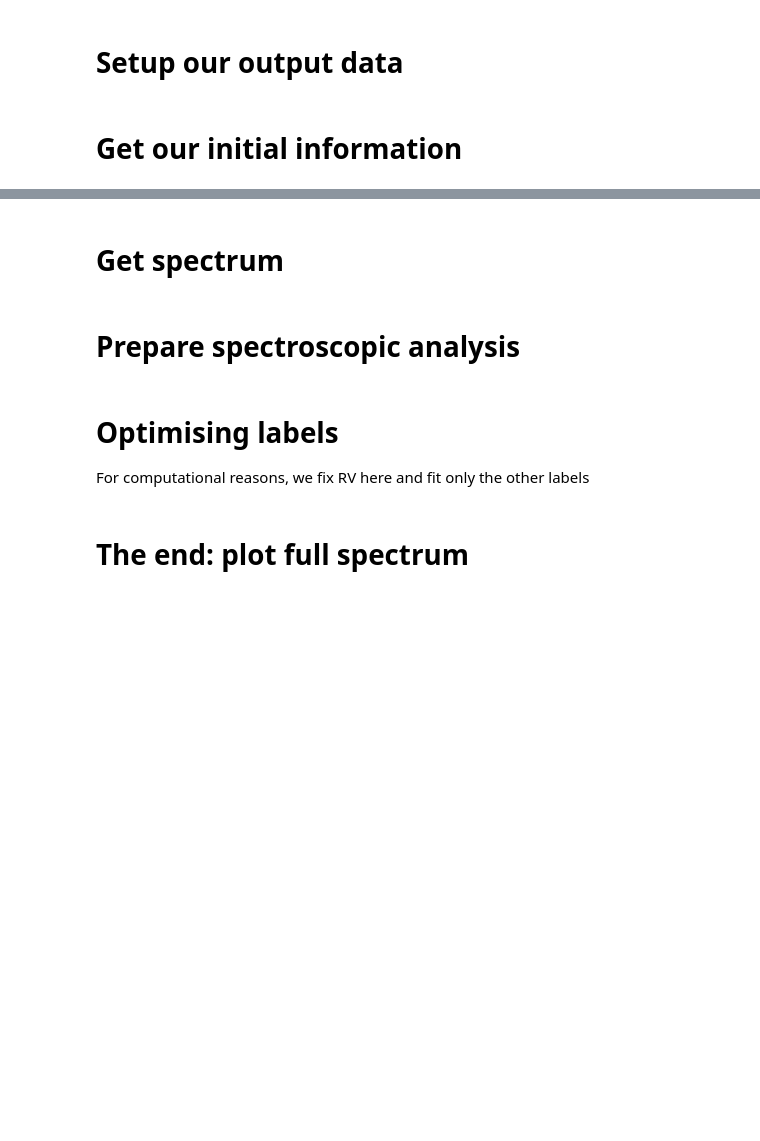
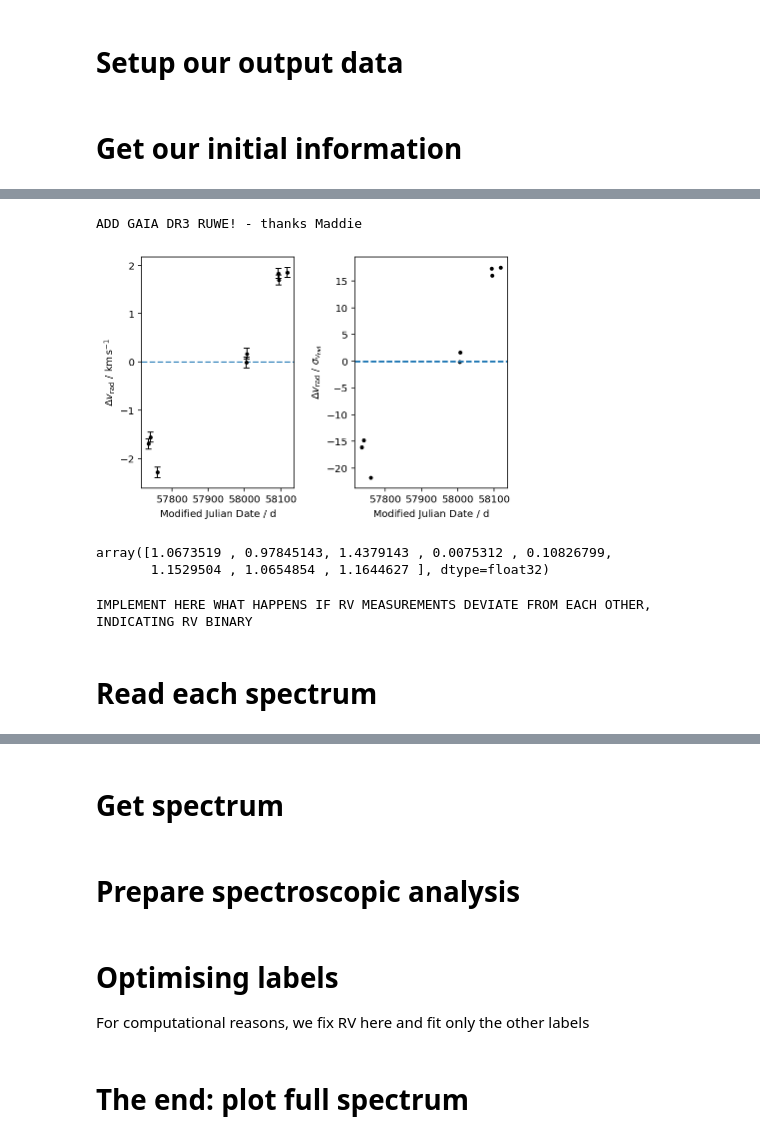
Before and after one commit to svenbuder/GALAH_DR4, a Jupyter notebook: spectrum_analysis/galah_dr4_spectrum_analysis_repeats.ipynb, the cells around one changed output, grey strips where cells are left out. Cells and saved outputs as stored; diff of their text form; code cells hidden in the pictures; blank space fills up the shorter version.

```diff
--- a/spectrum_analysis/galah_dr4_spectrum_analysis_repeats.ipynb
+++ b/spectrum_analysis/galah_dr4_spectrum_analysis_repeats.ipynb
@@ -117,0 +141,19 @@ output.add_column(col)
+# %%
+unflagged_single_measurements = (single_results['flag_sp_fit'] == 0)
+len_unflagged = len(single_results['flag_sp_fit'][unflagged_single_measurements])
+
+available_single_measurements = (single_results['flag_sp_fit'] < 128)
+len_available = len(single_results['flag_sp_fit'][available_single_measurements])
+
+if len_unflagged > 0:
+    print(str(len_unflagged)+' unflagged single measurement(s) available. Will use their median as starting values.')
+    use_for_starting_values = unflagged_single_measurements
+else:
+    if len_available > 0:
+        print('No unflagged single measurement(s) available, but '+str(len_available)+' flagged ones. Will use their median as starting values.')
+        use_for_starting_values = available_single_measurements
+    else:
+        raise ValueError('No measurements available at all!')
+
+rv_mean,rv_sigma = (np.mean(single_results['rv_gauss'][use_for_starting_values]),np.std(single_results['rv_gauss'][use_for_starting_values]))
+print(rv_mean,rv_sigma)
@@ -117,0 +261,45 @@ output.add_column(col)
+# %%
+print("ADD GAIA DR3 RUWE! - thanks Maddie")
+# %% [output]
+ADD GAIA DR3 RUWE! - thanks Maddie
+# %%
+f, gs = plt.subplots(1,2)
+ax = gs[0]
+ax.axhline(0,color='C0',ls='dashed')
+
+ax.errorbar(
+    single_results['mjd'][unflagged_single_measurements],
+    (single_results['rv_gauss'][use_for_starting_values] - rv_mean),
+    # yerr = np.sqrt(single_results['e_rv_gauss'][use_for_starting_values]**2 + rv_sigma**2),
+    yerr = np.sqrt(single_results['e_rv_gauss'][use_for_starting_values]**2 + 0.1**2),
+    ms=3,c='k',capsize=3,lw=1,
+    fmt='o',zorder=3
+)
+ax.set_xlabel(r'$\mathrm{Modified~Julian~Date}~/~\mathrm{d}$')
+ax.set_ylabel(r'$\Delta v_\mathrm{rad}~/~\mathrm{km\,s^{-1}}$')
+
+
+ax = gs[1]
+ax.axhline(0,color='C0',ls='dashed')
+
+ax.scatter(
+    single_results['mjd'][unflagged_single_measurements],
+    # (single_results['rv_gauss'][use_for_starting_values] - rv_mean) / np.sqrt(single_results['e_rv_gauss'][use_for_starting_values]**2 + rv_sigma**2)
+    (single_results['rv_gauss'][use_for_starting_values] - rv_mean) / np.sqrt(single_results['e_rv_gauss'][use_for_starting_values]**2 + 0.1**2),
+    c='k',s=9
+)
+ax.set_xlabel(r'$\mathrm{Modified~Julian~Date}~/~\mathrm{d}$')
+ax.set_ylabel(r'$\Delta v_\mathrm{rad}~/~\sigma_{v_\mathrm{rad}}$')
+
+plt.tight_layout()
+# %% [output]
+[figure, added]
+# %%
+np.abs(single_results['rv_gauss'][use_for_starting_values] - rv_mean) / np.sqrt(single_results['e_rv_gauss'][use_for_starting_values]**2 + rv_sigma**2)
+# %% [output]
+array([1.0673519 , 0.97845143, 1.4379143 , 0.0075312 , 0.10826799,
+       1.1529504 , 1.0654854 , 1.1644627 ], dtype=float32)
+# %%
+print("IMPLEMENT HERE WHAT HAPPENS IF RV MEASUREMENTS DEVIATE FROM EACH OTHER, INDICATING RV BINARY")
+# %% [output]
+IMPLEMENT HERE WHAT HAPPENS IF RV MEASUREMENTS DEVIATE FROM EACH OTHER, INDICATING RV BINARY
@@ -117,0 +326,2 @@ output.add_column(col)
+# %% [markdown]
+# Read each spectrum
```
Also changed, not shown: parts of 22 cells of this notebook, 4 other files.
